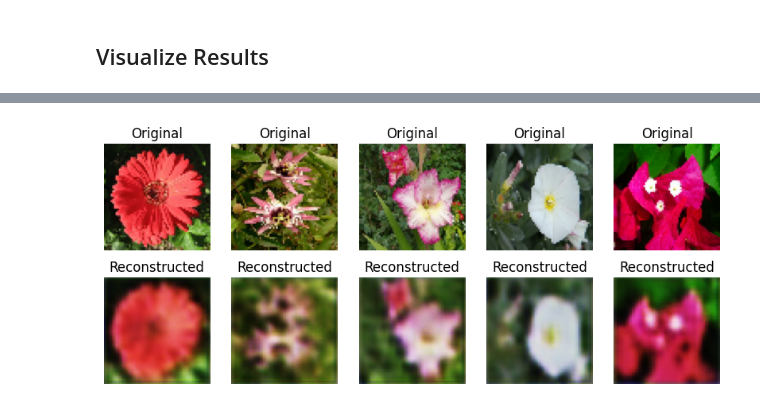
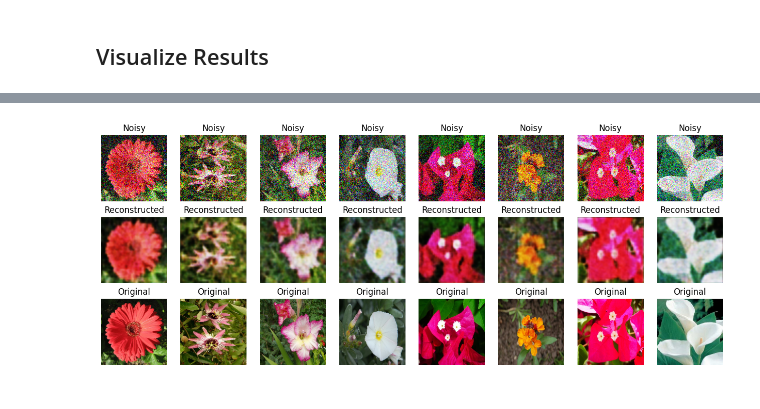
Before and after one commit to SPLambda/diffusion, a Jupyter notebook: src/autoencoder.ipynb, the cells around one changed output, grey strips where cells are left out. Saved outputs shown, nothing was run; the diff lists cells and outputs as text; code cells hidden in the pictures.

```diff
--- a/src/autoencoder.ipynb
+++ b/src/autoencoder.ipynb
@@ -4,10 +4,12 @@
 ## Hyperparameters
 # %%
 DATASET_NAME = "oxford_flowers102"
-IMAGE_SIZE = 64
+IMAGE_SIZE = 128
 BATCH_SIZE = 64
 EPOCHS = 32
-PATIENCE = 4
+FILTERS = 16
+PATIENCE = 8
+DEVIATION = 0.25
 # %% [markdown]
 ## Load the Dataset
 # %%
@@ -51,14 +61,14 @@ encoder = tf.keras.models.Sequential(
             shape=(IMAGE_SIZE, IMAGE_SIZE, 3),
         ),
         tf.keras.layers.Conv2D(
-            8,
+            FILTERS,
             (3, 3),
             activation=tf.keras.activations.relu,
             padding="same",
         ),
         tf.keras.layers.MaxPooling2D((2, 2)),
         tf.keras.layers.Conv2D(
-            4,
+            FILTERS / 2,
             (3, 3),
             activation=tf.keras.activations.relu,
             padding="same",
@@ -71,14 +81,14 @@ decoder = tf.keras.models.Sequential(
     [
         tf.keras.layers.UpSampling2D((2, 2)),
         tf.keras.layers.Conv2DTranspose(
-            4,
+            FILTERS / 2,
             (3, 3),
             activation=tf.keras.activations.relu,
             padding="same",
         ),
         tf.keras.layers.UpSampling2D((2, 2)),
         tf.keras.layers.Conv2DTranspose(
-            8,
+            FILTERS,
             (3, 3),
             activation=tf.keras.activations.relu,
             padding="same",
@@ -170,25 +168,29 @@ plt.show()
 # %% [markdown]
 ## Visualize Results
 # %%
-NUMBER_OF_IMAGES = 5
+NUMBER_OF_IMAGES = 8
+ROWS = 3
 
 autoencoder.load_weights("autoencoder.h5")
-sample_images = next(iter(test.unbatch().batch(NUMBER_OF_IMAGES)))[0].numpy()
-predicted_images = autoencoder.predict(sample_images)
+noisy_images, original_images = next(iter(test.unbatch().batch(NUMBER_OF_IMAGES)))
+reconstructed_images = autoencoder.predict(noisy_images)
 
-plt.figure(figsize=(2 * NUMBER_OF_IMAGES, 4))
+plt.figure(figsize=(2 * NUMBER_OF_IMAGES, 2 * ROWS))
 for i in range(NUMBER_OF_IMAGES):
-    # Original image
-    plt.subplot(2, NUMBER_OF_IMAGES, i + 1)
-    plt.imshow(sample_images[i])
+    plt.subplot(ROWS, NUMBER_OF_IMAGES, i + 0 * NUMBER_OF_IMAGES + 1)
+    plt.imshow(noisy_images[i])
+    plt.title("Noisy")
+    plt.axis("off")
+
+    plt.subplot(ROWS, NUMBER_OF_IMAGES, i + 1 * NUMBER_OF_IMAGES + 1)
+    plt.imshow(reconstructed_images[i])
+    plt.title("Reconstructed")
+    plt.axis("off")
+
+    plt.subplot(ROWS, NUMBER_OF_IMAGES, i + 2 * NUMBER_OF_IMAGES + 1)
+    plt.imshow(original_images[i])
     plt.title("Original")
     plt.axis("off")
 
-    # Reconstructed image
-    plt.subplot(2, NUMBER_OF_IMAGES, i + NUMBER_OF_IMAGES + 1)
-    plt.imshow(predicted_images[i])
-    plt.title("Reconstructed")
-    plt.axis("off")
-
 plt.show()
 # %% [output]
@@ -196 +206 @@ plt.show()
-[figure, old version]
+[figure, new version]
```
Also changed, not shown: parts of 4 cells of this notebook.
